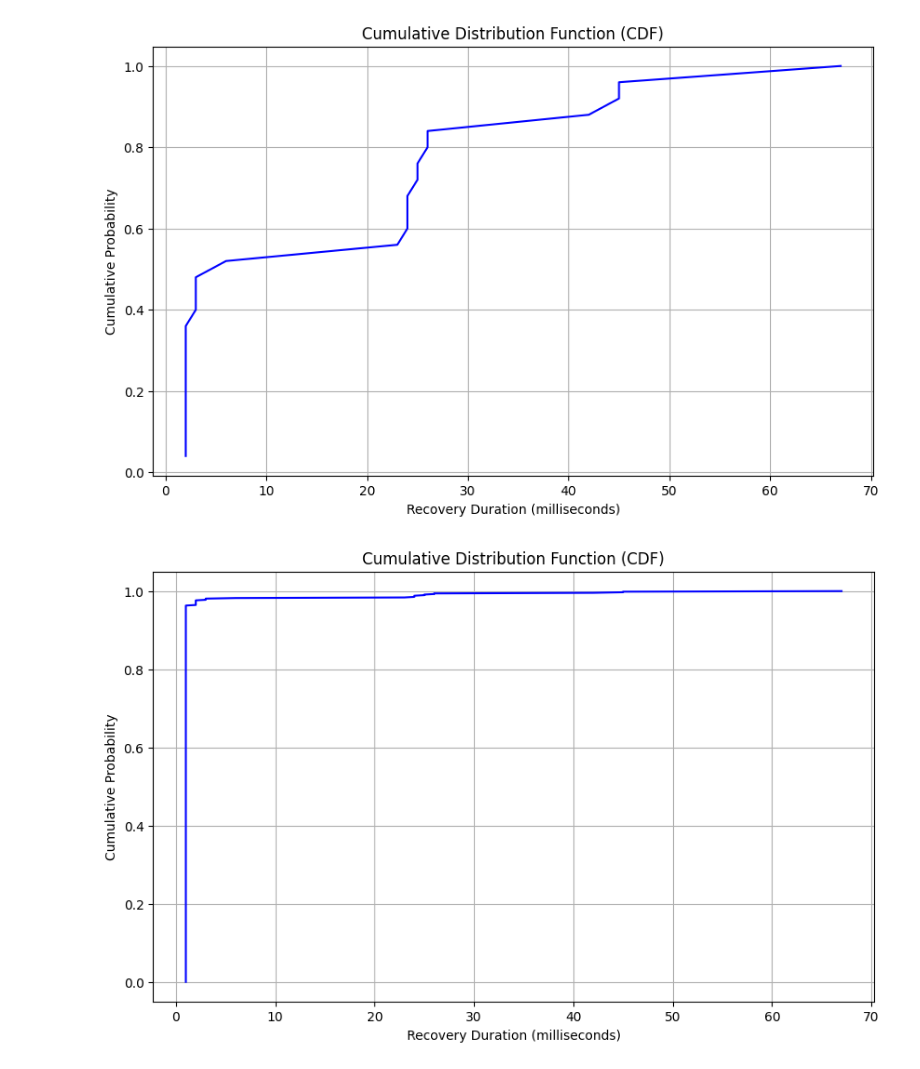
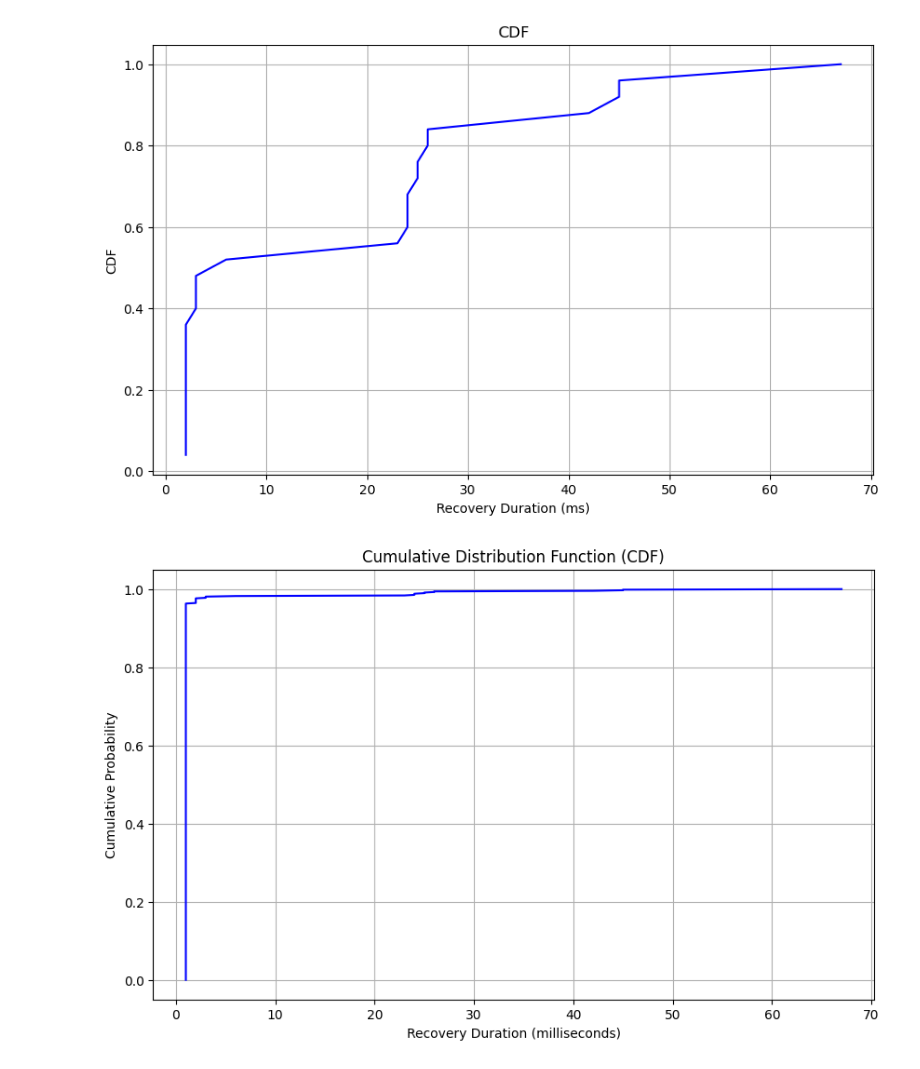
Before and after one commit to Effygal/zns-obj, a Jupyter notebook: Filelog-KV/statistics/analysis.ipynb, the cells around one changed output. Saved outputs shown, nothing was run; the diff lists cells and outputs as text; code cells hidden in the pictures.

Commit message:
fix plot

```diff
--- a/Filelog-KV/statistics/analysis.ipynb
+++ b/Filelog-KV/statistics/analysis.ipynb
@@ -144,26 +144,26 @@ plt.show()
 # %%
 with open("recovery_time3.txt", "r") as file:
     data = [int(line.split()[2]) for line in file.readlines()]
 
 # Convert durations to milliseconds
 data_ms = np.array(data)
 
 # Sort the durations
 data_ms_sorted = np.sort(data_ms)
 
 # Calculate the cumulative probabilities
 cdf = np.arange(1, len(data_ms_sorted) + 1) / len(data_ms_sorted)
 
 # Plot the CDF
 plt.figure(figsize=(10, 6))
 plt.plot(data_ms_sorted, cdf,  linestyle='-', color='b')
-plt.xlabel('Recovery Duration (milliseconds)')
-plt.ylabel('Cumulative Probability')
-plt.title('Cumulative Distribution Function (CDF)')
+plt.xlabel('Recovery Duration (ms)')
+plt.ylabel('CDF')
+plt.title('CDF')
 plt.grid(True)
 plt.show()
 # %% [output]
-[figure, old version]
+[figure, new version]
 # %%
 with open("recovery_time2.txt", "r") as file:
     data = [int(line.split()[2]) for line in file.readlines()]
```
